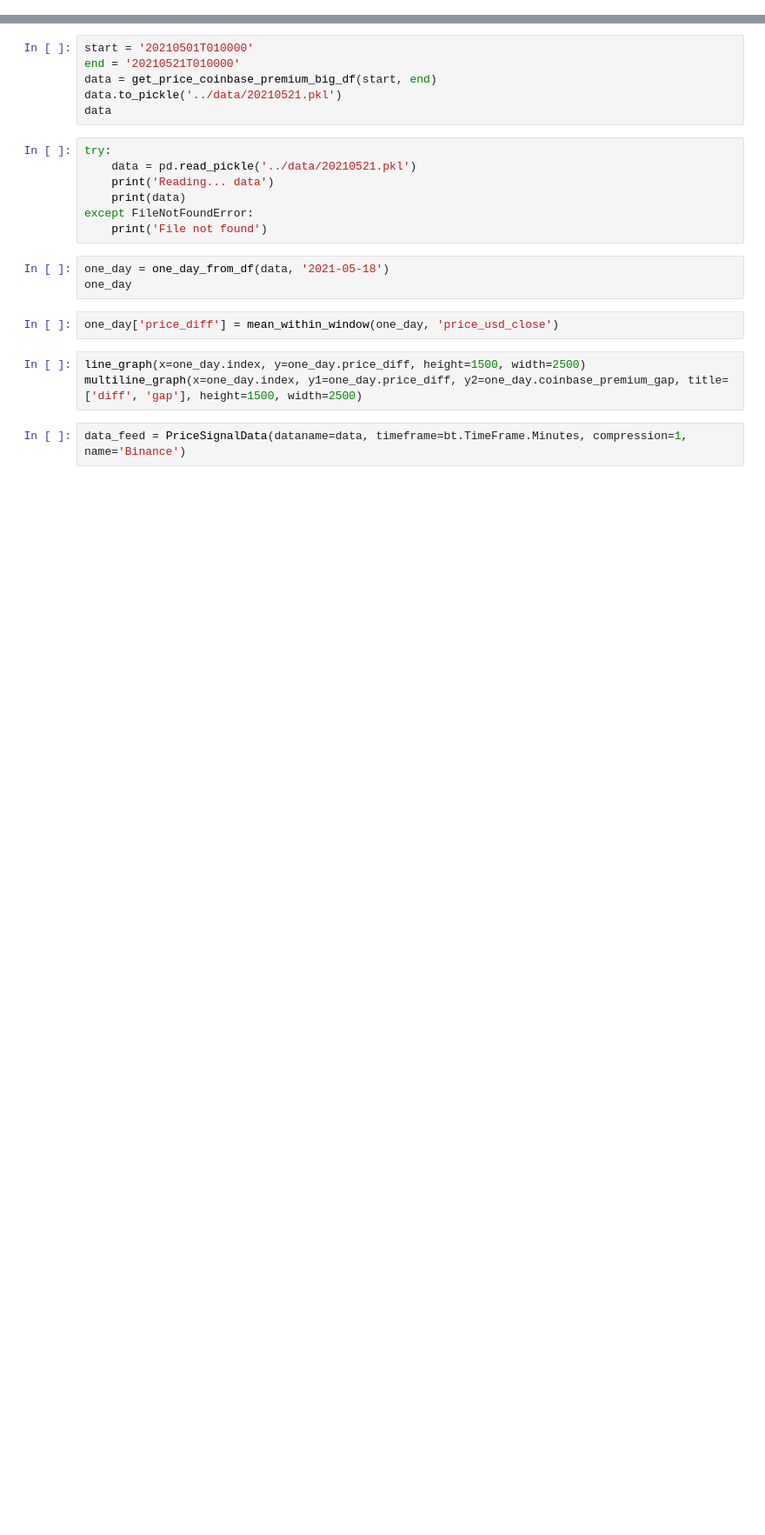
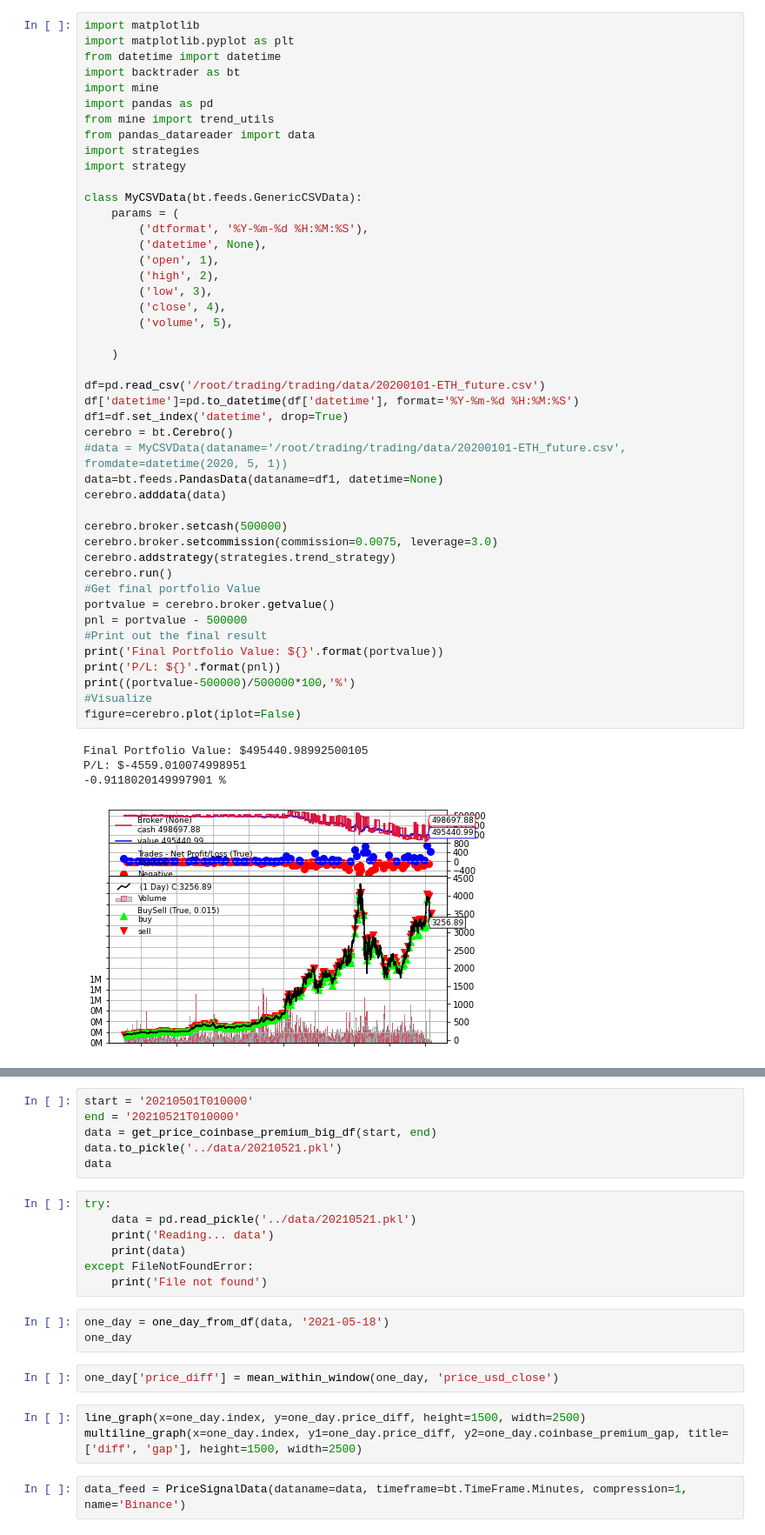
Before and after one commit to minsoo0926/trading, a Jupyter notebook: trading/backtrader.ipynb, the cells around one changed output, grey strips where cells are left out. Shown: that part at 87% size. Cells and saved outputs as stored; diff of their text form; blank space fills up the shorter version.

```diff
--- a/trading/backtrader.ipynb
+++ b/trading/backtrader.ipynb
@@ -1,3 +1,53 @@
+# %%
+import matplotlib
+import matplotlib.pyplot as plt
+from datetime import datetime
+import backtrader as bt
+import mine
+import pandas as pd
+from mine import trend_utils
+from pandas_datareader import data
+import strategies
+import strategy
+
+class MyCSVData(bt.feeds.GenericCSVData):
+    params = (
+        ('dtformat', '%Y-%m-%d %H:%M:%S'),
+        ('datetime', None),
+        ('open', 1),
+        ('high', 2),
+        ('low', 3),
+        ('close', 4),
+        ('volume', 5),
+
+    )
+
+df=pd.read_csv('/root/trading/trading/data/20200101-ETH_future.csv')
+df['datetime']=pd.to_datetime(df['datetime'], format='%Y-%m-%d %H:%M:%S')
+df1=df.set_index('datetime', drop=True)
+cerebro = bt.Cerebro()
+#data = MyCSVData(dataname='/root/trading/trading/data/20200101-ETH_future.csv', fromdate=datetime(2020, 5, 1))
+data=bt.feeds.PandasData(dataname=df1, datetime=None)
+cerebro.adddata(data)
+
+cerebro.broker.setcash(500000)
+cerebro.broker.setcommission(commission=0.0075, leverage=3.0)
+cerebro.addstrategy(strategies.trend_strategy)
+cerebro.run()
+#Get final portfolio Value
+portvalue = cerebro.broker.getvalue()
+pnl = portvalue - 500000
+#Print out the final result
+print('Final Portfolio Value: ${}'.format(portvalue))
+print('P/L: ${}'.format(pnl))
+print((portvalue-500000)/500000*100,'%')
+#Visualize
+figure=cerebro.plot(iplot=False)
+# %% [output]
+Final Portfolio Value: $495440.98992500105
+P/L: $-4559.010074998951
+-0.9118020149997901 %
+[figure, added]
 # %%
 import backtrader as bt
 import backtrader.indicators as btind
```
Also changed, not shown: parts of 3 cells of this notebook, 12 other files.
